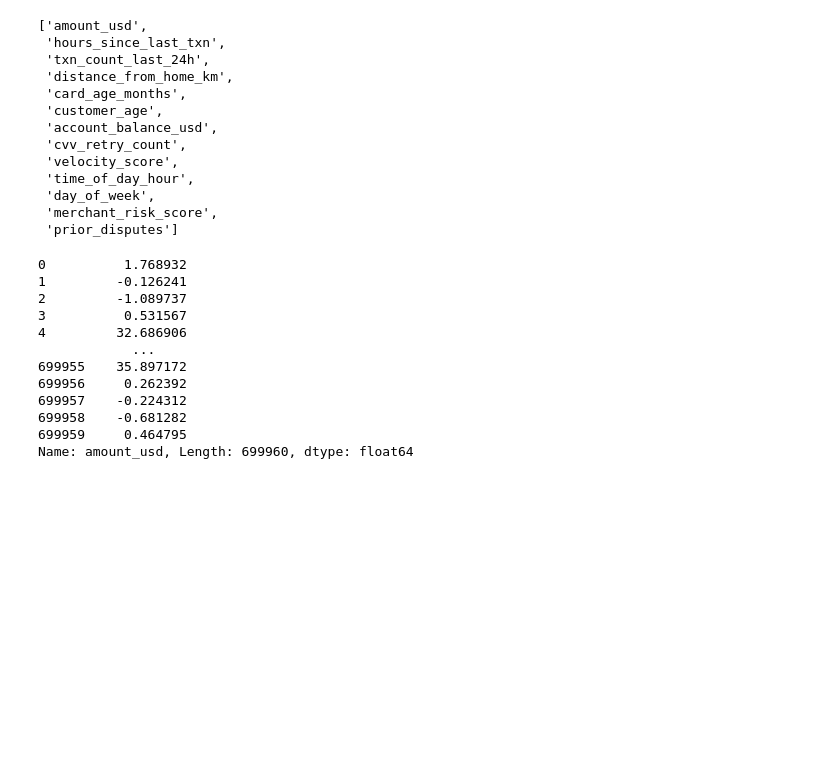
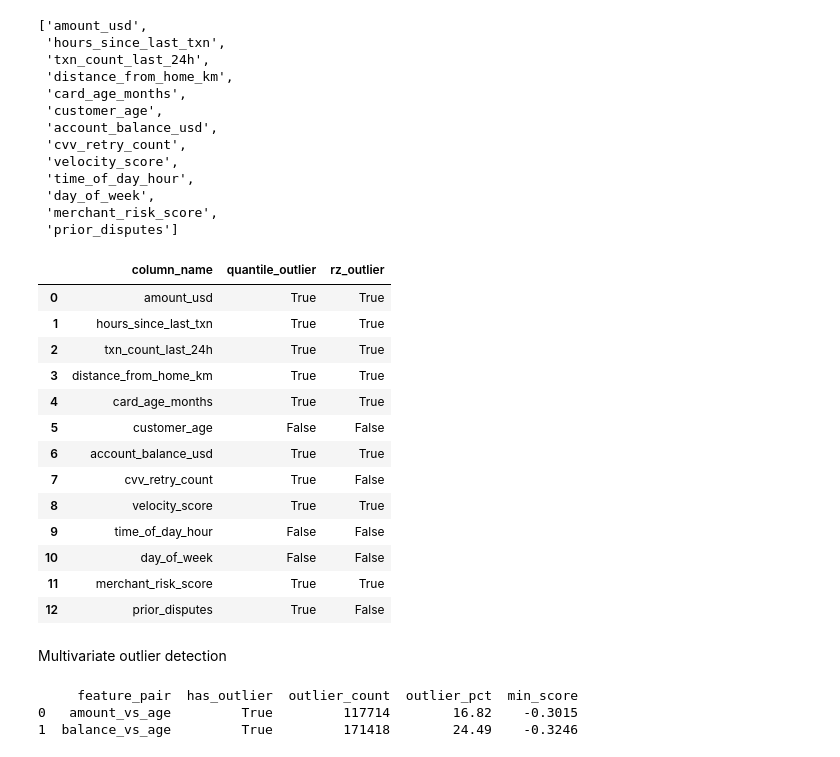
Before and after one commit to ShankTesla/Credit-Card-Fraud-Detection, a Jupyter notebook: notebooks/1.2.-data-cleaning.ipynb, the cells around one changed output. Drawn from its saved outputs; the diff is of its cells as text; code cells hidden in the pictures; blank space fills up the shorter version.

```diff
--- a/notebooks/1.2.-data-cleaning.ipynb
+++ b/notebooks/1.2.-data-cleaning.ipynb
@@ -107,17 +131,19 @@ outlier = pd.DataFrame({
     "rz_outlier": rz_outlier
 })
 # %%
-outlier.iloc[0,2]
+outlier
 # %% [output]
-0          1.768932
-1         -0.126241
-2         -1.089737
-3          0.531567
-4         32.686906
-            ...
-699955    35.897172
-699956     0.262392
-699957    -0.224312
-699958    -0.681282
-699959     0.464795
-Name: amount_usd, Length: 699960, dtype: float64
+|  | column_name | quantile_outlier | rz_outlier |
+| 0 | amount_usd | True | True |
+| 1 | hours_since_last_txn | True | True |
+| 2 | txn_count_last_24h | True | True |
+| 3 | distance_from_home_km | True | True |
+| 4 | card_age_months | True | True |
+| 5 | customer_age | False | False |
+| 6 | account_balance_usd | True | True |
+| 7 | cvv_retry_count | True | False |
+| 8 | velocity_score | True | True |
+| 9 | time_of_day_hour | False | False |
+| 10 | day_of_week | False | False |
+| 11 | merchant_risk_score | True | True |
+| 12 | prior_disputes | True | False |
@@ -123,0 +154,36 @@ Name: amount_usd, Length: 699960, dtype: float64
+# %% [markdown]
+Multivariate outlier detection
+# %%
+# combinations for outlier gathering
+# amount_ud, customer age
+# amount_balance_usd, customer age
+
+# import sklearn libraries
+from sklearn.ensemble import IsolationForest
+
+pairs = {
+    "amount_vs_age": ['amount_usd', 'customer_age'],
+    "balance_vs_age": ['account_balance_usd', 'customer_age'],
+}
+
+results = []
+
+for name, cols in pairs.items():
+    iso = IsolationForest(contamination="auto", random_state=0)
+    scores = iso.fit(train_df[cols]).decision_function(train_df[cols])
+    is_outlier = scores < 0
+
+    results.append({
+        "feature_pair": name,
+        "has_outlier": is_outlier.any(),
+        "outlier_count": is_outlier.sum(),
+        "outlier_pct": round(is_outlier.mean() * 100, 2),
+        "min_score": round(scores.min(), 4), # for most extreme outlier score
+    })
+
+pair_outlier_summary = pd.DataFrame(results)
+print(pair_outlier_summary)
+# %% [output]
+     feature_pair  has_outlier  outlier_count  outlier_pct  min_score
+0   amount_vs_age         True         117714        16.82    -0.3015
+1  balance_vs_age         True         171418        24.49    -0.3246
```
Also changed, not shown: parts of 14 cells of this notebook.
